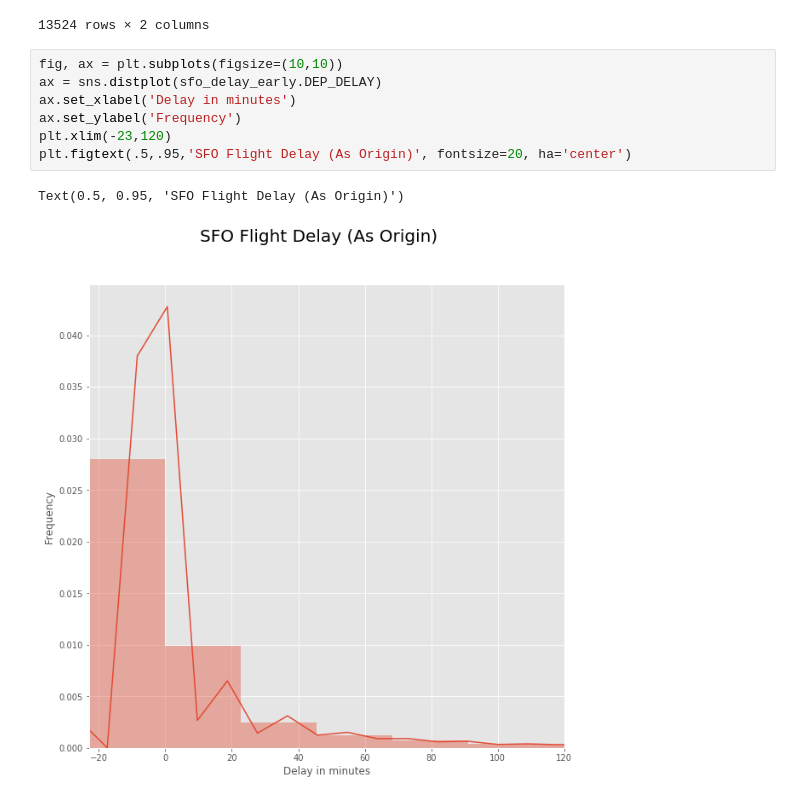
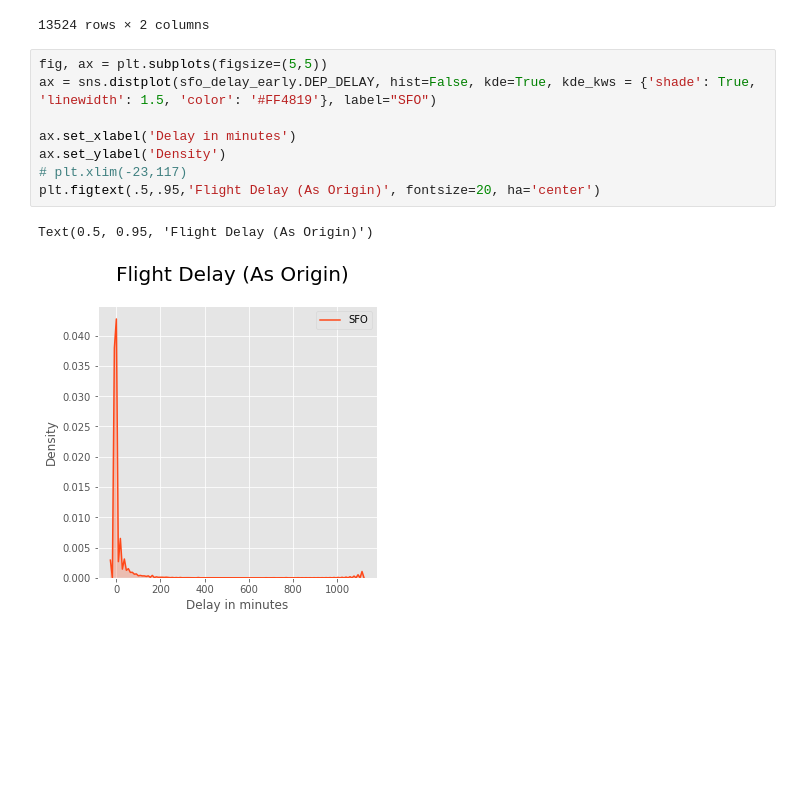
Before and after one commit to tchleung/The_Terminal, a Jupyter notebook: notebook/terminal_eda.ipynb, the cells around one changed output. Drawn from its saved outputs; the diff is of its cells as text; blank space fills up the shorter version.

```diff
--- a/notebook/terminal_eda.ipynb
+++ b/notebook/terminal_eda.ipynb
@@ -351,12 +399,13 @@ sfo_delay_early
 | 355967 | San Francisco, CA | -23.0 |
 13524 rows × 2 columns
 # %%
-fig, ax = plt.subplots(figsize=(10,10))
-ax = sns.distplot(sfo_delay_early.DEP_DELAY)
+fig, ax = plt.subplots(figsize=(5,5))
+ax = sns.distplot(sfo_delay_early.DEP_DELAY, hist=False, kde=True, kde_kws = {'shade': True, 'linewidth': 1.5, 'color': '#FF4819'}, label="SFO")
+
 ax.set_xlabel('Delay in minutes')
-ax.set_ylabel('Frequency')
-plt.xlim(-23,120)
-plt.figtext(.5,.95,'SFO Flight Delay (As Origin)', fontsize=20, ha='center')
+ax.set_ylabel('Density')
+# plt.xlim(-23,117)
+plt.figtext(.5,.95,'Flight Delay (As Origin)', fontsize=20, ha='center')
 # %% [output]
-Text(0.5, 0.95, 'SFO Flight Delay (As Origin)')
+Text(0.5, 0.95, 'Flight Delay (As Origin)')
-[figure, old version]
+[figure, new version]
```
Also changed, not shown: parts of 14 cells of this notebook.
